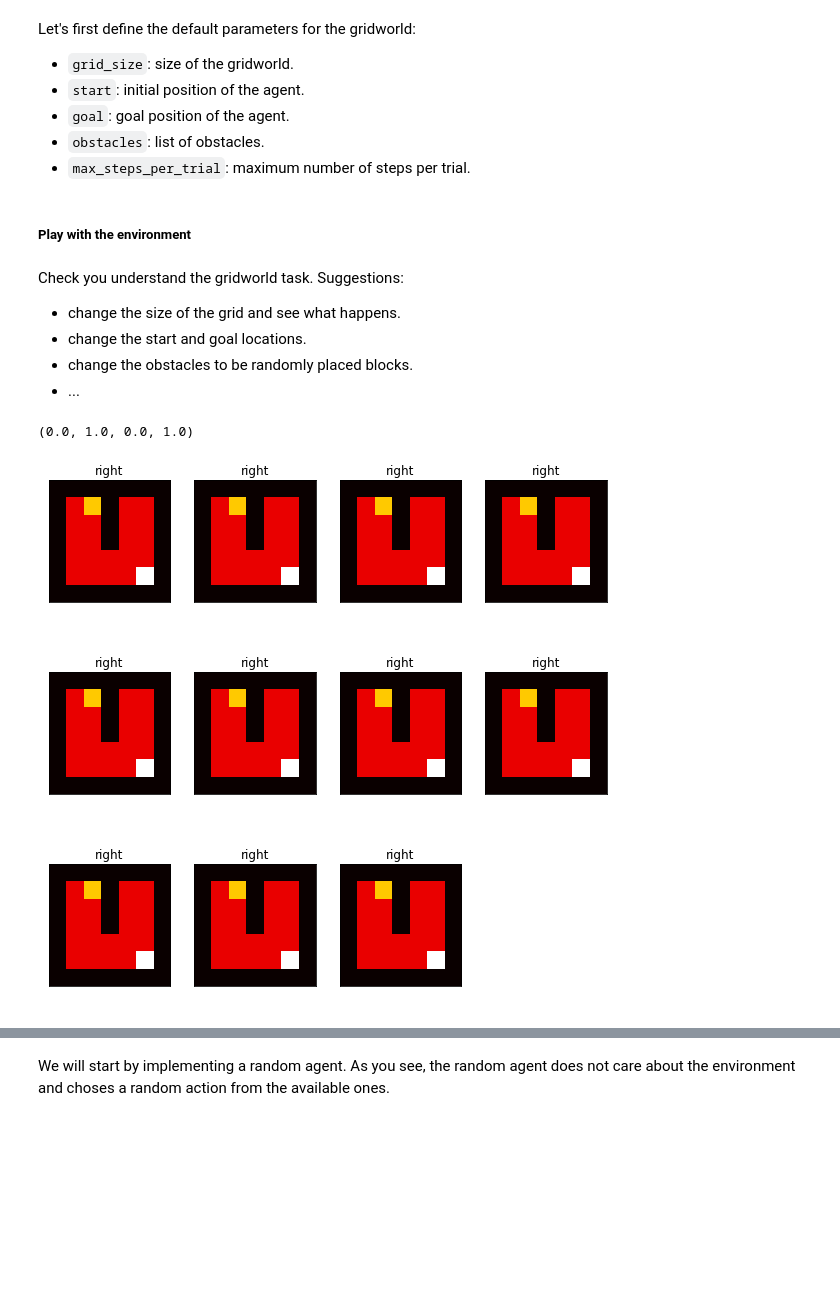
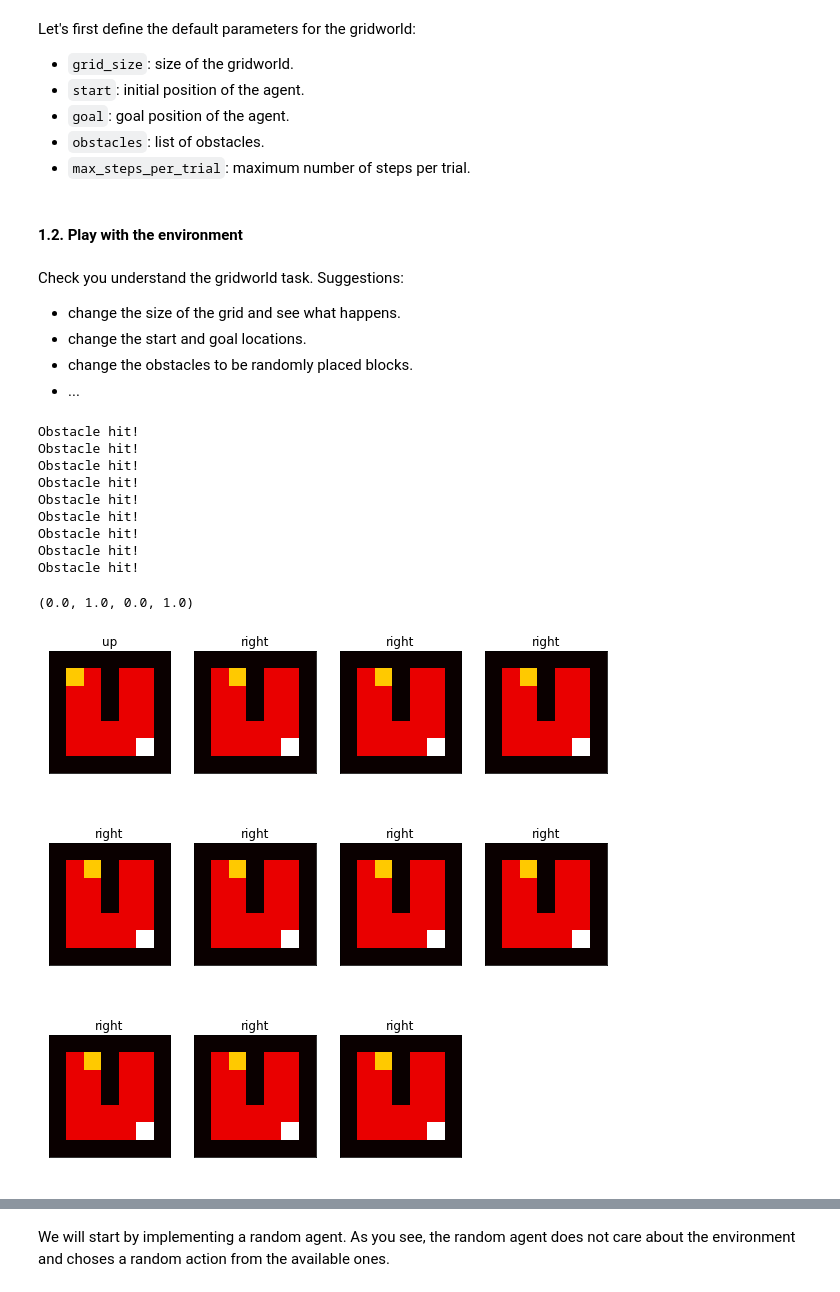
Before and after one commit to bambschool/BAMB2023, a Jupyter notebook: 3-reinforcement_learning/tutorial_3B_RL-solutions.ipynb, the cells around one changed output, grey strips where cells are left out. Cells and saved outputs as stored; diff of their text form; code cells hidden in the pictures; blank space fills up the shorter version.

```diff
--- a/3-reinforcement_learning/tutorial_3B_RL-solutions.ipynb
+++ b/3-reinforcement_learning/tutorial_3B_RL-solutions.ipynb
@@ -144,4 +145,7 @@ class GridWorld():
         if ax is None:
             _, ax = plt.subplots()
         ax.imshow(grid, vmin=-1, vmax=2, cmap='hot')
+        # remove xtiks and yticks
+        ax.set_xticks([])
+        ax.set_yticks([])
 # %% [markdown]
@@ -160,7 +164,7 @@ goal = (grid_size - 1, grid_size - 1)
 obstacles = [(x, grid_size//2) for x in range(grid_size-2)]
 max_steps_per_trial = 20
 # %% [markdown]
-##### Play with the environment
+#### 1.2. Play with the environment
 # %% [markdown]
 Check you understand the gridworld task. Suggestions:
 - change the size of the grid and see what happens.
@@ -170,31 +174,40 @@ Check you understand the gridworld task. Suggestions:
 # %%
 # INSTRUCTION 1. Explore the different parameters of the GridWorld task
 grid_size_test = 5
-start_test = (1, 1)
+start_test = (0, 0)
 goal_test = (grid_size_test - 1, grid_size_test - 1)
 obstacles_test = [(x, grid_size_test//2) for x in range(grid_size_test-2)]
 max_steps_per_trial_test = 20
 env = GridWorld(size=grid_size_test, start=start_test, goal=goal_test, obstacles=obstacles_test, max_steps_per_trial=max_steps_per_trial_test)
 # action names
 actions = ['up', 'right', 'down', 'left']
 # INSTRUCTION 2. Define an action plan to reach the goal by hand (Note that the actions correspond to codes 0,1,2,3)
-good_path = [1, 1, 1, 1, 1, 1, 1, 1, 1, 1, 1]
+good_path = [0, 1, 1, 1, 1, 1, 1, 1, 1, 1, 1]
 # number of rows and columns is the root of the number of actions
 nrows = int(np.sqrt(len(good_path)))
 ncols = nrows+1
 f, ax = plt.subplots(figsize=(10, 10), nrows=nrows, ncols=ncols)
 ax = ax.flatten()
 for i_a, action in enumerate(good_path):
     env.step(action)
     env.render(ax=ax[i_a])
     # remove xtiks and yticks
     ax[i_a].set_xticks([])
     ax[i_a].set_yticks([])
     # add title
     ax[i_a].set_title(actions[action])
 # remove last axis
 ax[-1].axis('off')
 # %% [output]
-(0.0, 1.0, 0.0, 1.0)
+Obstacle hit!
+Obstacle hit!
+Obstacle hit!
+Obstacle hit!
+Obstacle hit!
+Obstacle hit!
+Obstacle hit!
+Obstacle hit!
+Obstacle hit!
+(0.0, 1.0, 0.0, 1.0)
-[figure, old version]
+[figure, new version]
 # %% [markdown]
```
Also changed, not shown: parts of 42 cells of this notebook.
